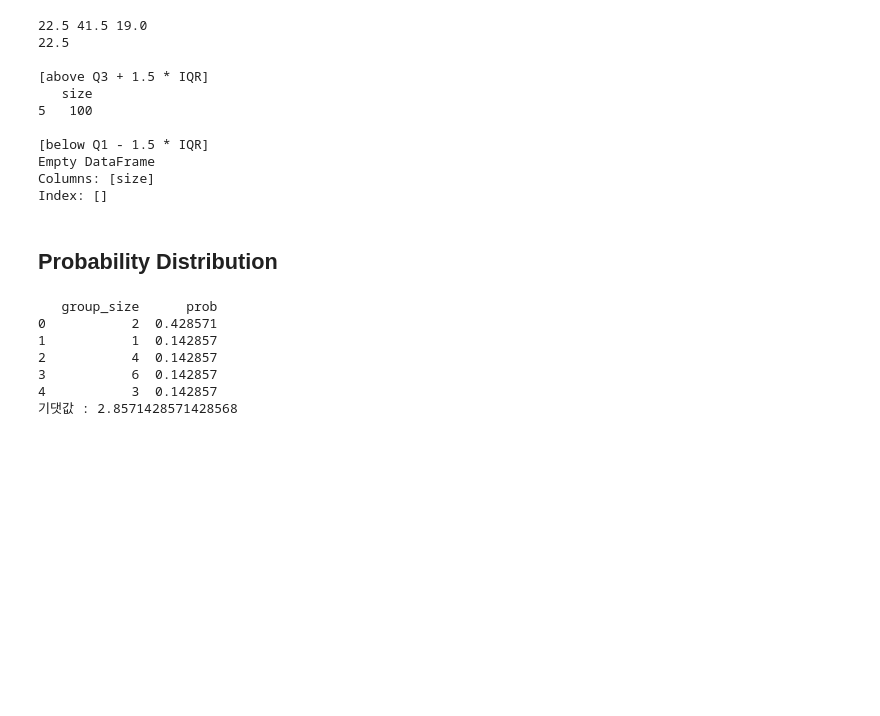
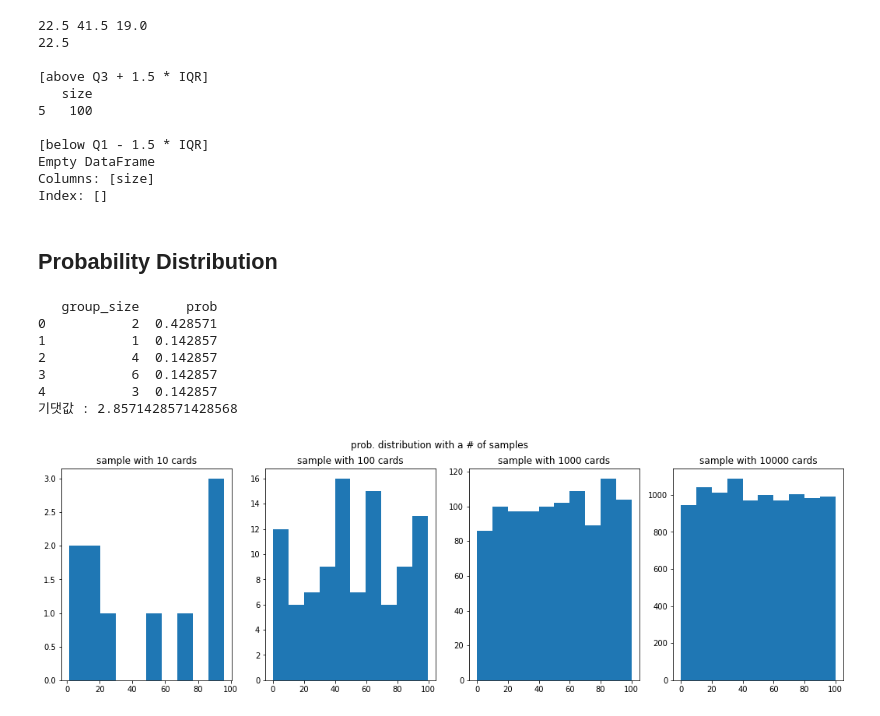
Before and after one commit to gabrielwithappy/python_study, a Jupyter notebook: Python_Basic.ipynb, the cells around one changed output. Cells and saved outputs as stored; diff of their text form; code cells hidden in the pictures; blank space fills up the shorter version.

Commit message:
uniform distribution with a # of samples

```diff
--- a/Python_Basic.ipynb
+++ b/Python_Basic.ipynb
@@ -584,3 +584,37 @@ print(f"기댓값 : {expectation_value}")
 3           6  0.142857
 4           3  0.142857
 기댓값 : 2.8571428571428568
+# %%
+#####################################
+# Continuous Distribution
+#####################################
+from scipy.stats import uniform
+import matplotlib.pyplot as plt
+import numpy as np
+
+fig, ax = plt.subplots(1,4, figsize=(18,5))
+np.random.seed(12)
+
+# 0~100의 uniform distribution을 갖는 카드를 뽑을 때의 probability distribution
+
+cards_10 = uniform.rvs(0,100, size=10)
+cards_100 = uniform.rvs(0,100, size=100)
+cards_1000 = uniform.rvs(0,100, size=1000)
+cards_10000 = uniform.rvs(0,100, size=10000)
+
+ax[0].hist(cards_10)
+ax[0].set_title("sample with 10 cards")
+
+ax[1].hist(cards_100)
+ax[1].set_title("sample with 100 cards")
+
+ax[2].hist(cards_1000)
+ax[2].set_title("sample with 1000 cards")
+
+ax[3].hist(cards_10000)
+ax[3].set_title("sample with 10000 cards")
+
+fig.suptitle("prob. distribution with a # of samples")
+plt.show()
+# %% [output]
+[figure, added]
```
Also changed, not shown: parts of 1 cell of this notebook.
